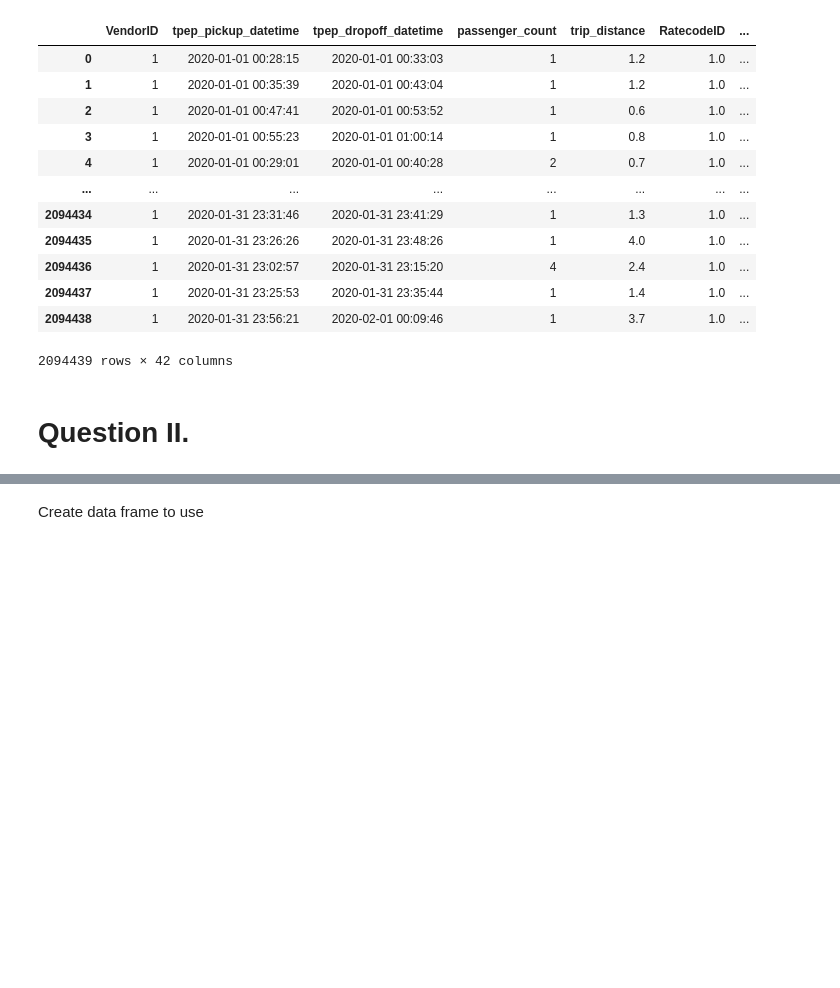
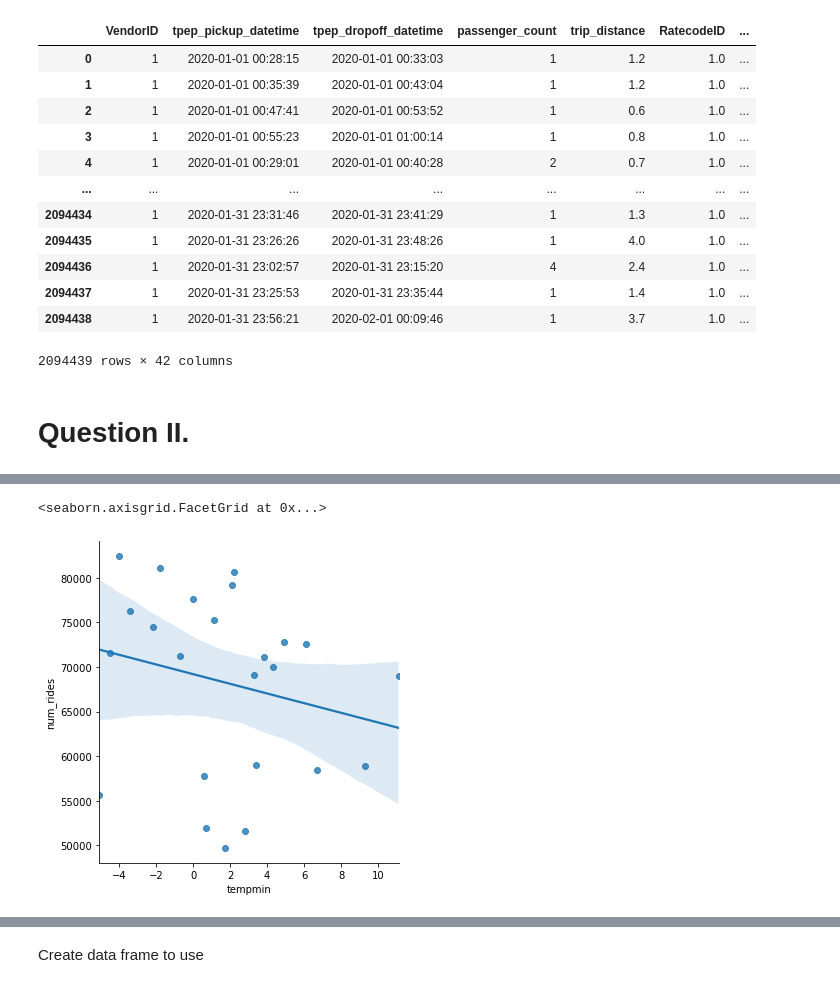
Before and after one commit to Julianna-szabo/Python_Final_Project, a Jupyter notebook: Good_V3_Viki.ipynb, the cells around one changed output, grey strips where cells are left out. Saved outputs shown, nothing was run; the diff lists cells and outputs as text; code cells hidden in the pictures; blank space fills up the shorter version.

```diff
--- a/Good_V3_Viki.ipynb
+++ b/Good_V3_Viki.ipynb
@@ -627,0 +658,6 @@ temp = plot_temp.groupby("temp").mean("num_rides").reset_index()
+# %%
+plot = plot_wth.groupby("tempmin").mean("num_rides").reset_index()
+sns.lmplot(data=plot, x="tempmin", y="num_rides")
+# %% [output]
+<seaborn.axisgrid.FacetGrid at 0x...>
+[figure, added]
```
Also changed, not shown: parts of 40 cells of this notebook.
